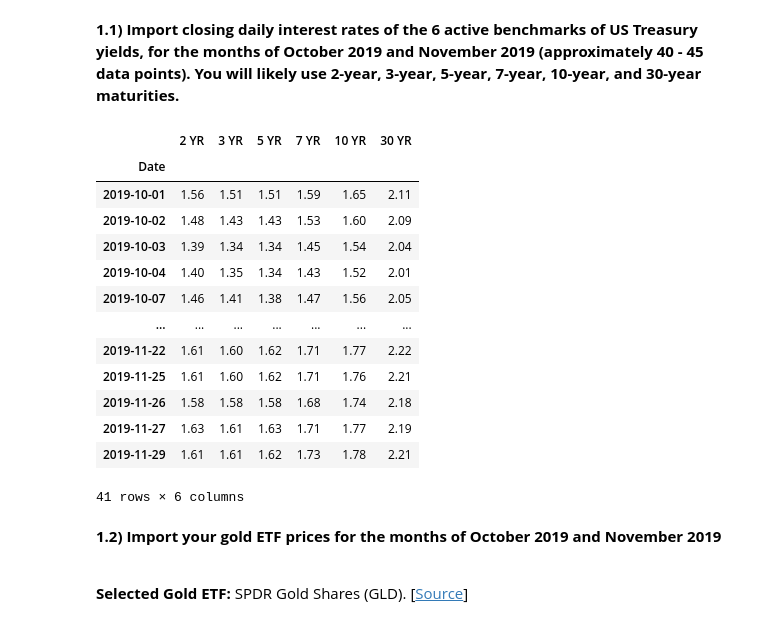
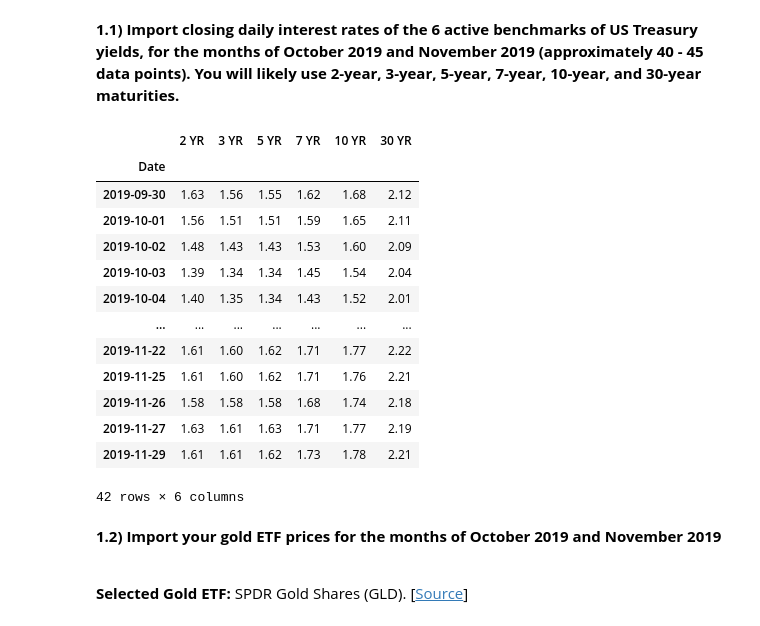
Before and after one commit to rahul-deshmukhpatil/wq, a Jupyter notebook: econometrics/group-work-1/MScFE 610 Econometrics Group Project 1.ipynb, the cells around one changed output. Cells and saved outputs as stored; diff of their text form; code cells hidden in the pictures.

```diff
--- a/econometrics/group-work-1/MScFE 610 Econometrics Group Project 1.ipynb
+++ b/econometrics/group-work-1/MScFE 610 Econometrics Group Project 1.ipynb
@@ -55,26 +55,26 @@ pd.options.display.max_rows = 15
 # %%
 NASDAQ_TREASURY_DATA_CSV_URL = "https://data.nasdaq.com/api/v3/datasets/USTREASURY/YIELD.csv?api_key=x6ZcYtB4RzvAVop7E-U6"
 treasury_df = pd.read_csv(NASDAQ_TREASURY_DATA_CSV_URL, header=0, parse_dates=[0], infer_datetime_format=True)
 
 labels_to_drop = ['1 MO', '2 MO', '3 MO', '6 MO', '1 YR', '20 YR']
 treasury_df = treasury_df.set_index('Date').sort_index().drop(columns=labels_to_drop)
-treasury_df = treasury_df[(treasury_df.index >= START_DATE) & (treasury_df.index <= END_DATE)]
+treasury_df = treasury_df['2019-09-30':END_DATE]
 treasury_df
 # %% [output]
 |  | 2 YR | 3 YR | 5 YR | 7 YR | 10 YR | 30 YR |
 | Date |  |  |  |  |  |  |
+| 2019-09-30 | 1.63 | 1.56 | 1.55 | 1.62 | 1.68 | 2.12 |
 | 2019-10-01 | 1.56 | 1.51 | 1.51 | 1.59 | 1.65 | 2.11 |
 | 2019-10-02 | 1.48 | 1.43 | 1.43 | 1.53 | 1.60 | 2.09 |
 | 2019-10-03 | 1.39 | 1.34 | 1.34 | 1.45 | 1.54 | 2.04 |
 | 2019-10-04 | 1.40 | 1.35 | 1.34 | 1.43 | 1.52 | 2.01 |
-| 2019-10-07 | 1.46 | 1.41 | 1.38 | 1.47 | 1.56 | 2.05 |
 | ... | ... | ... | ... | ... | ... | ... |
 | 2019-11-22 | 1.61 | 1.60 | 1.62 | 1.71 | 1.77 | 2.22 |
 | 2019-11-25 | 1.61 | 1.60 | 1.62 | 1.71 | 1.76 | 2.21 |
 | 2019-11-26 | 1.58 | 1.58 | 1.58 | 1.68 | 1.74 | 2.18 |
 | 2019-11-27 | 1.63 | 1.61 | 1.63 | 1.71 | 1.77 | 2.19 |
 | 2019-11-29 | 1.61 | 1.61 | 1.62 | 1.73 | 1.78 | 2.21 |
-41 rows × 6 columns
+42 rows × 6 columns
 # %% [markdown]
 <b>1.2) Import your gold ETF prices for the months of October 2019 and November 2019</b>
 
```
Also changed, not shown: parts of 54 cells of this notebook.
